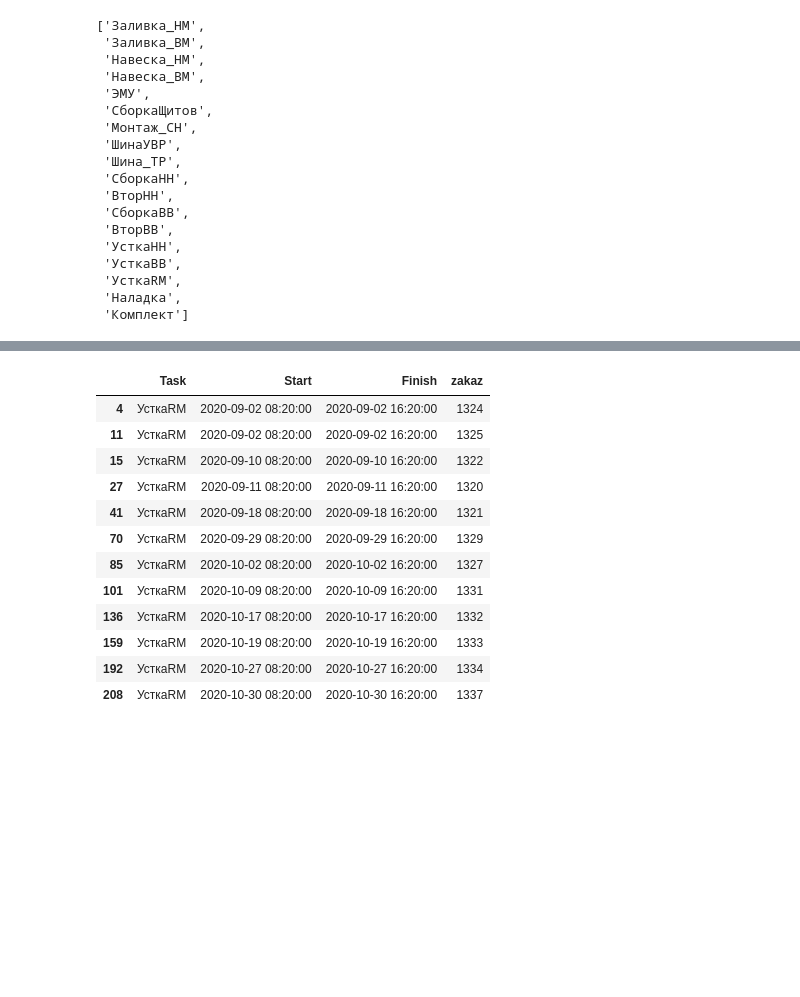
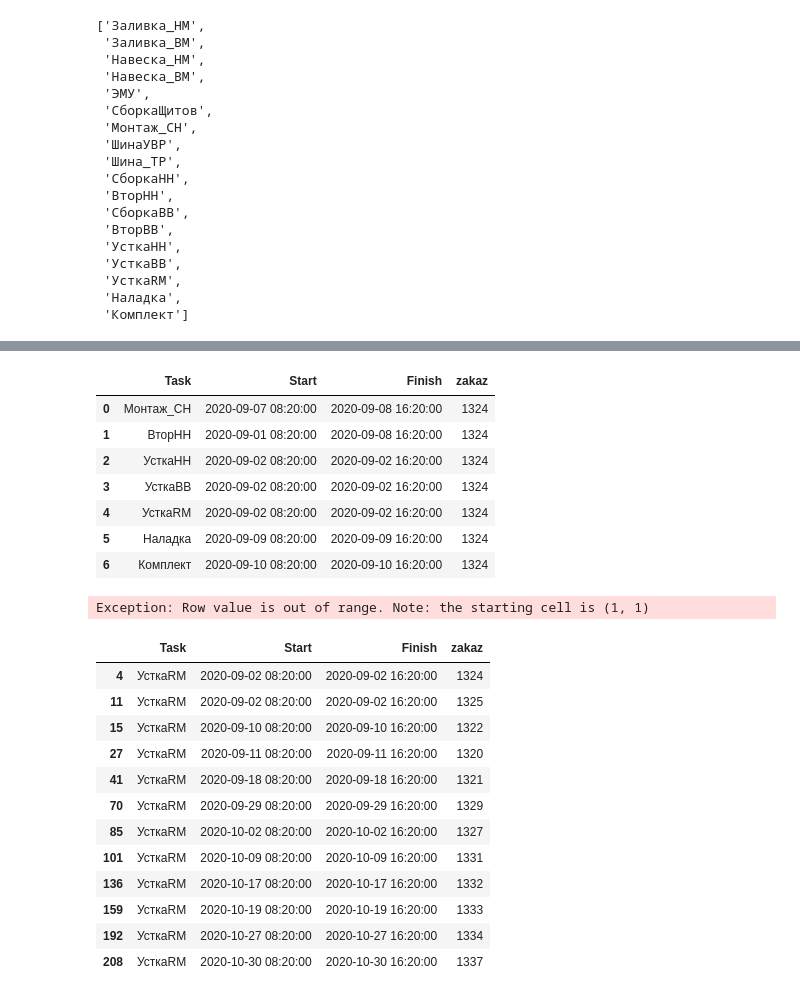
Before and after one commit to TimurKarev/Plan, a Jupyter notebook: test.ipynb, the cells around one changed output, grey strips where cells are left out. Drawn from its saved outputs; the diff is of its cells as text; code cells hidden in the pictures; blank space fills up the shorter version.

```diff
--- a/test.ipynb
+++ b/test.ipynb
@@ -86,6 +89,30 @@ fig.update_xaxes(
     dtick='D1',
     )
 fig.show()
+# %%
+data[data['zakaz'] == data['zakaz'].unique()[0]]
+# %% [output]
+|  | Task | Start | Finish | zakaz |
+| 0 | Монтаж_СН | 2020-09-07 08:20:00 | 2020-09-08 16:20:00 | 1324 |
+| 1 | ВторНН | 2020-09-01 08:20:00 | 2020-09-08 16:20:00 | 1324 |
+| 2 | УсткаНН | 2020-09-02 08:20:00 | 2020-09-02 16:20:00 | 1324 |
+| 3 | УсткаВВ | 2020-09-02 08:20:00 | 2020-09-02 16:20:00 | 1324 |
+| 4 | УсткаRM | 2020-09-02 08:20:00 | 2020-09-02 16:20:00 | 1324 |
+| 5 | Наладка | 2020-09-09 08:20:00 | 2020-09-09 16:20:00 | 1324 |
+| 6 | Комплект | 2020-09-10 08:20:00 | 2020-09-10 16:20:00 | 1324 |
+# %%
+i = 5
+fig = make_subplots(rows=5, cols=1,
+                    shared_xaxes=True,
+                    vertical_spacing=0.02)
+
+for j in range(i):
+    d = data[data['zakaz'] == data['zakaz'].unique()[0]]
+    fig.add_trace(go.Scatter(y = d['Task'], x = d.index),
+                                            j,1)
+fig.show()
+# %% [output]
+Exception: Row value is out of range. Note: the starting cell is (1, 1)
 # %%
 data[data['Task'] == 'УсткаRM']
 # %% [output]
```
Also changed, not shown: parts of 4 cells of this notebook, 3 other files.
